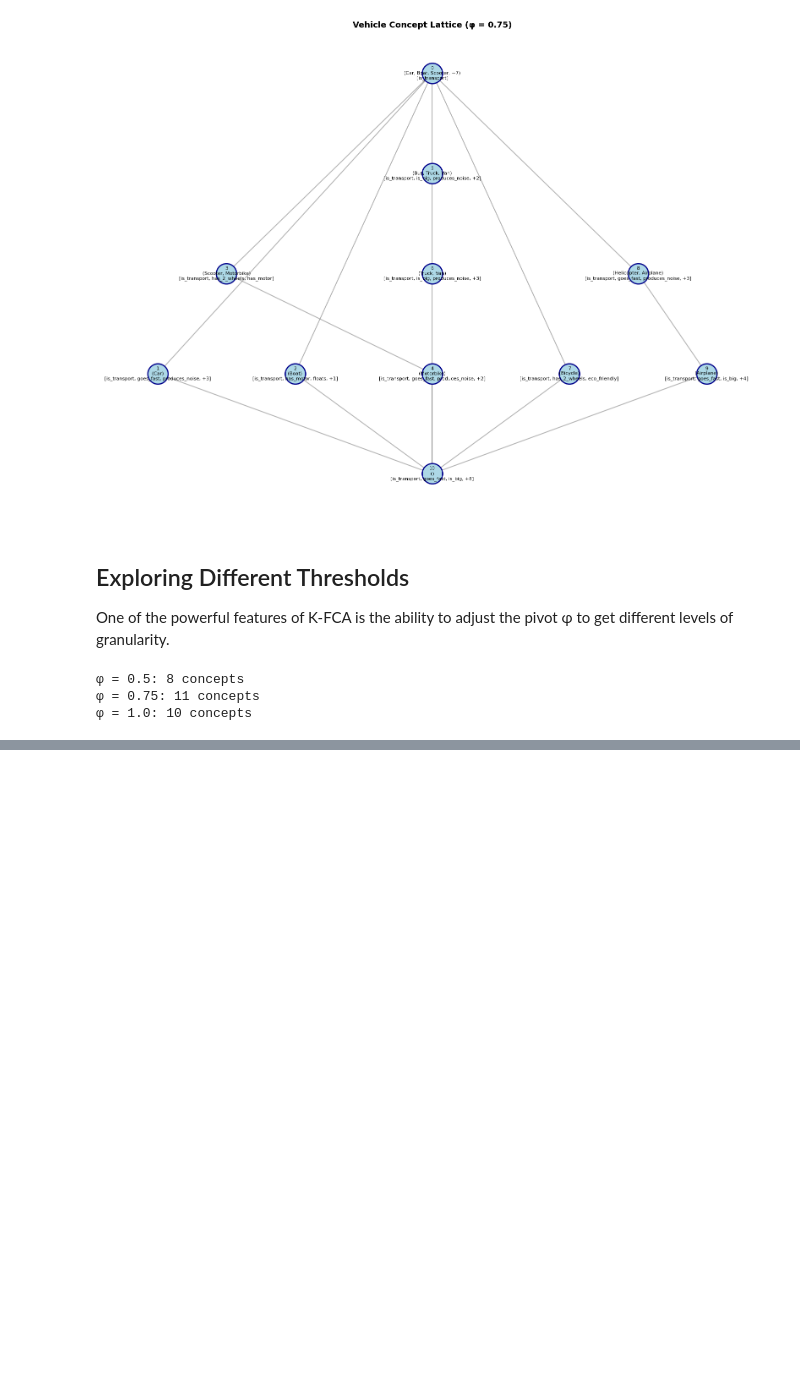
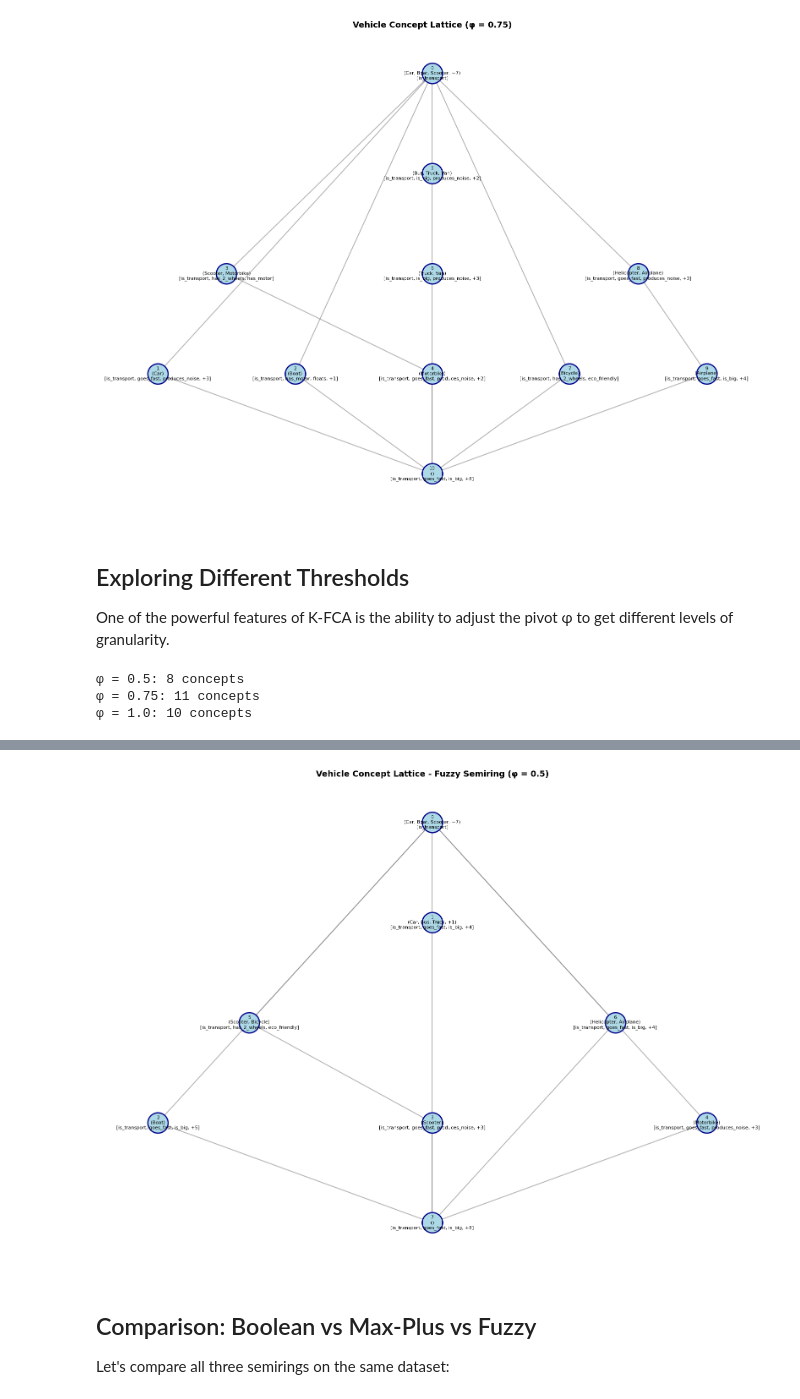
Before and after one commit to rohitidke/k-fca-prototype, a Jupyter notebook: examples/tutorial.ipynb, the cells around one changed output, grey strips where cells are left out. Cells and saved outputs as stored; diff of their text form; code cells hidden in the pictures; blank space fills up the shorter version.

```diff
--- a/examples/tutorial.ipynb
+++ b/examples/tutorial.ipynb
@@ -281,0 +502,19 @@ Try experimenting with:
+# %%
+# Visualize one of the α-cut lattices
+alpha = 0.5
+binary_rel = (vehicle_relation >= alpha).astype(object).astype(int)
+fuzzy_context = KValuedContext(vehicles, attrs, binary_rel, BooleanSemiring())
+fuzzy_galois = GaloisConnection(fuzzy_context, pivot=1)
+fuzzy_lattice = ConceptLattice(fuzzy_context, fuzzy_galois, method="objects")
+
+print(f"α-cut at {alpha}: {len(fuzzy_lattice)} concepts")
+print()
+
+# Show concepts
+for i in range(len(fuzzy_lattice)):
+    objs = fuzzy_lattice.get_concept_objects(i)
+    attrs_list = fuzzy_lattice.get_concept_attributes(i)
+    print(f"Concept #{i}:")
+    print(f"  Extent: {objs if objs else '∅'}")
+    print(f"  Intent: {attrs_list if attrs_list else '∅'}")
+    print()
@@ -281,0 +576,11 @@ Try experimenting with:
+# %%
+# Visualize the Fuzzy concept lattice
+fig = plot_lattice(fuzzy_lattice, figsize=(16, 12), layout="hierarchical",
+                  title="Vehicle Concept Lattice - Fuzzy Semiring (φ = 0.5)")
+plt.show()
+# %% [output]
+[figure, added]
+# %% [markdown]
+## Comparison: Boolean vs Max-Plus vs Fuzzy
+
+Let's compare all three semirings on the same dataset:
```
Also changed, not shown: parts of 13 cells of this notebook, 7 other files.
